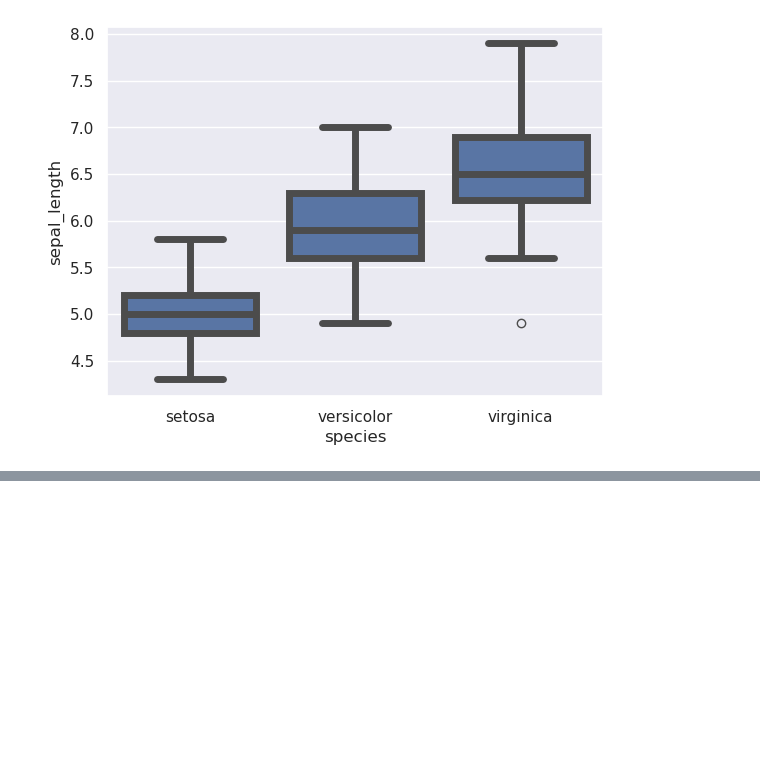
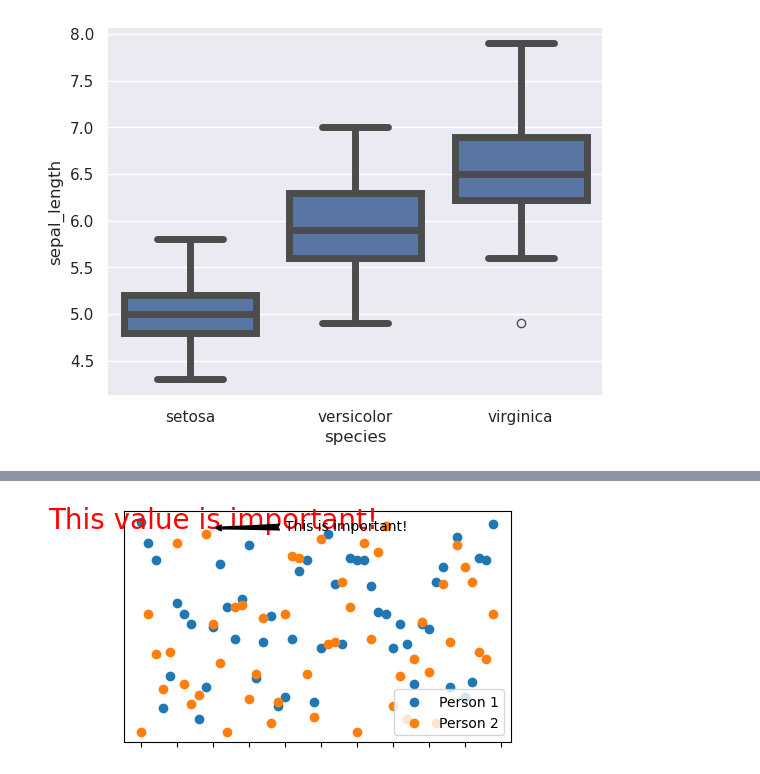
Before and after one commit to arsam-dj/visualization, a Jupyter notebook: 02_activities/assignments/participation/session1_code.ipynb, the cells around one changed output, grey strips where cells are left out. Saved outputs shown, nothing was run; the diff lists cells and outputs as text; code cells hidden in the pictures; blank space fills up the shorter version.

```diff
--- a/02_activities/assignments/participation/session1_code.ipynb
+++ b/02_activities/assignments/participation/session1_code.ipynb
@@ -64,0 +86,15 @@ plt.show()
+# %%
+fig, ax = plt.subplots(figsize=(5, 3))
+ax.scatter(x,y1, label = "Person 1")
+ax.scatter(x,y2, label = "Person 2")
+ax.legend(loc='lower right')
+ax.text(10, 95, "This value is important!",
+        ha='center', ##alignment of text
+        color = 'red', ##modify font colour
+        size = 20) ##modify font size
+ax.annotate('This is important!', xy=(10, 95), xytext=(20, 94), arrowprops=dict(arrowstyle = "fancy", color='black'))
+ax.yaxis.set_major_locator(plt.NullLocator())
+ax.xaxis.set_major_formatter(plt.NullFormatter())
+ax.xaxis.set_major_locator(plt.MultipleLocator(5))
+# %% [output]
+[figure, added]
```
Also changed, not shown: parts of 8 cells of this notebook.
